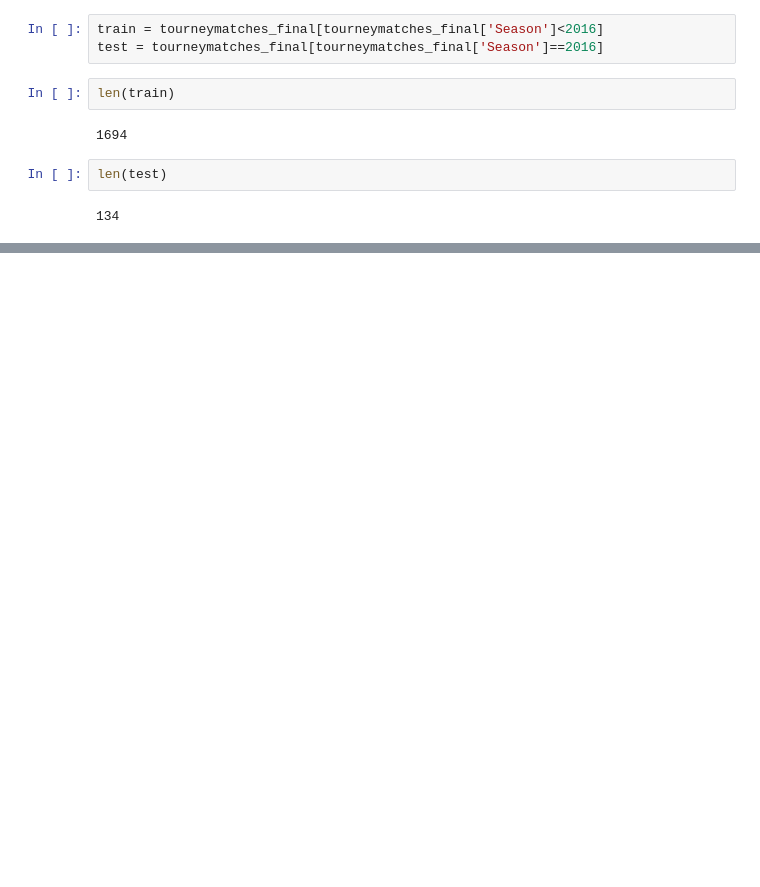
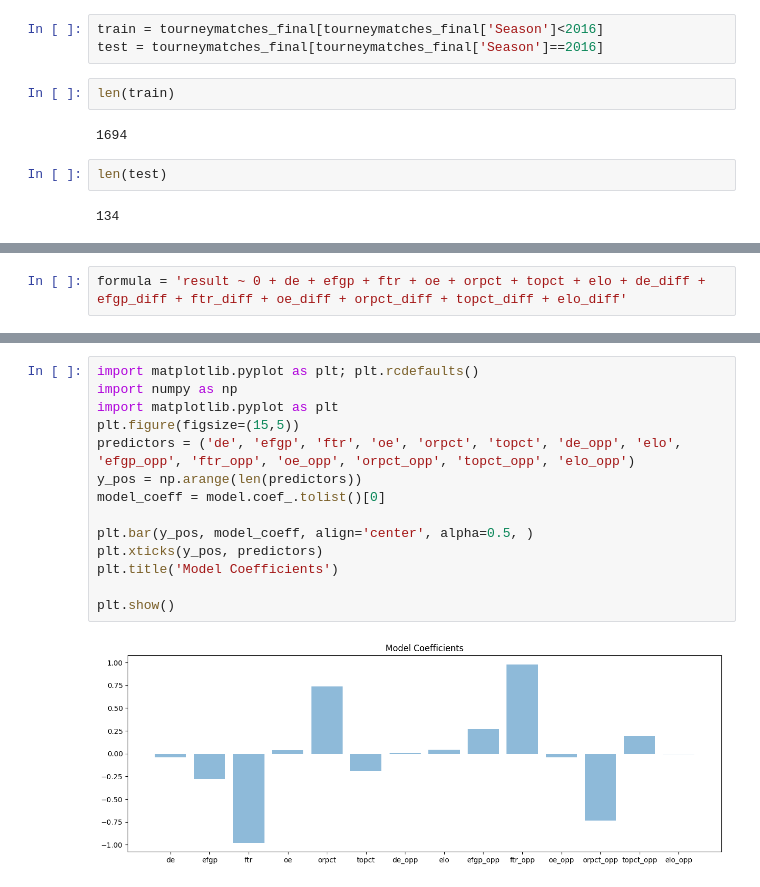
Before and after one commit to slacker298/APM-March-Madness-, a Jupyter notebook: MarchMadnessPredictions_Sid.ipynb, the cells around one changed output, grey strips where cells are left out. Cells and saved outputs as stored; diff of their text form; blank space fills up the shorter version.

Commit message:
Changes include more models and log loss

```diff
--- a/MarchMadnessPredictions_Sid.ipynb
+++ b/MarchMadnessPredictions_Sid.ipynb
@@ -251,0 +171,2 @@ Name: check, dtype: float64
+# %%
+formula = 'result ~ 0 + de + efgp + ftr + oe + orpct + topct + elo + de_diff + efgp_diff + ftr_diff + oe_diff + orpct_diff + topct_diff + elo_diff'
@@ -251,0 +205,16 @@ Name: check, dtype: float64
+# %%
+import matplotlib.pyplot as plt; plt.rcdefaults()
+import numpy as np
+import matplotlib.pyplot as plt
+plt.figure(figsize=(15,5))
+predictors = ('de', 'efgp', 'ftr', 'oe', 'orpct', 'topct', 'de_opp', 'elo', 'efgp_opp', 'ftr_opp', 'oe_opp', 'orpct_opp', 'topct_opp', 'elo_opp')
+y_pos = np.arange(len(predictors))
+model_coeff = model.coef_.tolist()[0]
+
+plt.bar(y_pos, model_coeff, align='center', alpha=0.5, )
+plt.xticks(y_pos, predictors)
+plt.title('Model Coefficients')
+
+plt.show()
+# %% [output]
+[figure, added]
```
Also changed, not shown: parts of 46 cells of this notebook.
